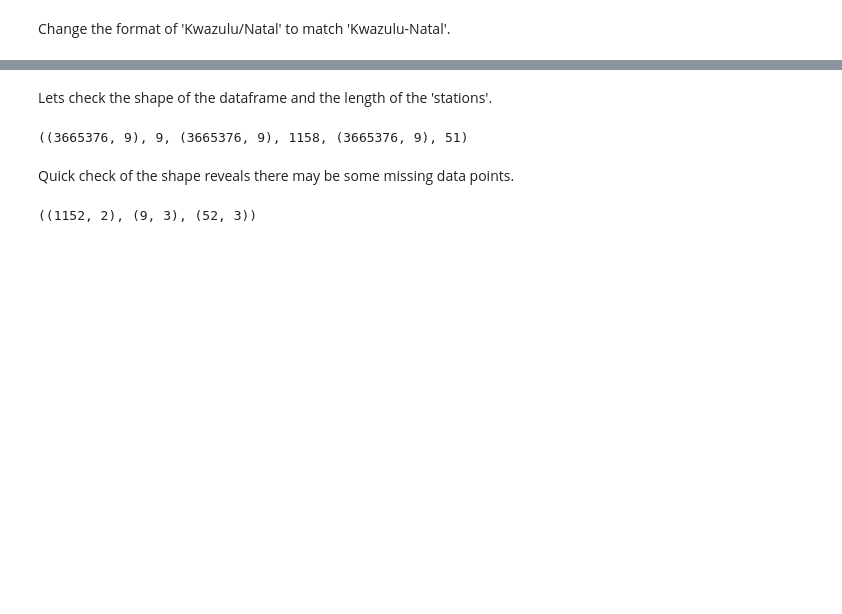
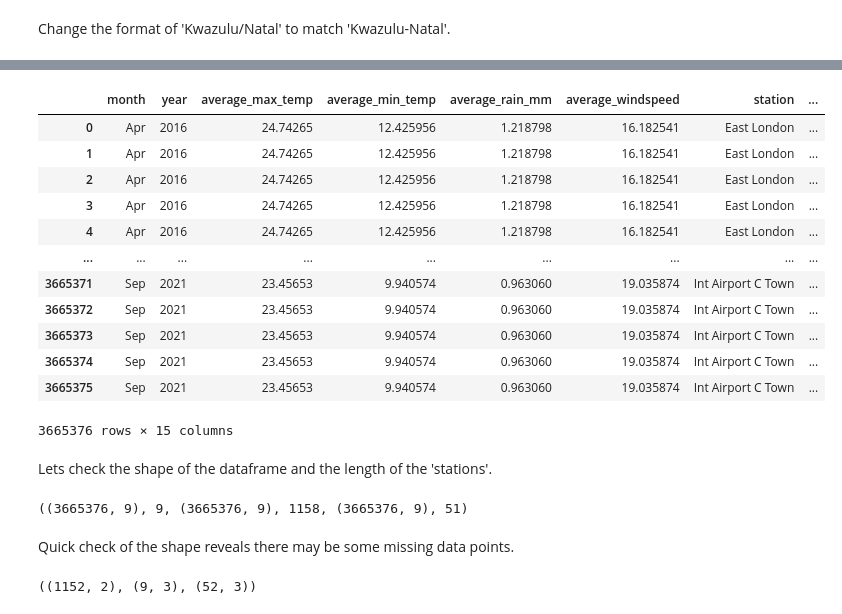
Before and after one commit to OmdenaAI/south-africa-chapter-mapping-urban-v, a Jupyter notebook: src/tasks/task4-eda-visualization/geospatial/geospatial_sa.ipynb, the cells around one changed output, grey strips where cells are left out. Saved outputs shown, nothing was run; the diff lists cells and outputs as text; code cells hidden in the pictures; blank space fills up the shorter version.

```diff
--- a/src/tasks/task4-eda-visualization/geospatial/geospatial_sa.ipynb
+++ b/src/tasks/task4-eda-visualization/geospatial/geospatial_sa.ipynb
@@ -220,0 +221,7 @@ df.sample(10)
+# %%
+df['date'] = pd.to_datetime(df['date'], format='%b-%y')
+# %%
+df['month'] = df['date'].apply(lambda x: x.month)
+df['month'] = df['month'].apply(lambda x: calendar.month_abbr[x])
+df['year'] = df['date'].apply(lambda x: x.year)
+df.head(1)
@@ -220,0 +231,3 @@ df.sample(10)
+# %%
+df6 = pd.read_csv('weather.csv')
+df6
@@ -220,0 +248,17 @@ df.sample(10)
+# %%
+df6 = df6.merge(df, on=['month', 'year'], how='left')
+df6
+# %% [output]
+|  | month | year | average_max_temp | average_min_temp | average_rain_mm | average_windspeed | station | ... |
+| 0 | Apr | 2016 | 24.74265 | 12.425956 | 1.218798 | 16.182541 | East London | ... |
+| 1 | Apr | 2016 | 24.74265 | 12.425956 | 1.218798 | 16.182541 | East London | ... |
+| 2 | Apr | 2016 | 24.74265 | 12.425956 | 1.218798 | 16.182541 | East London | ... |
+| 3 | Apr | 2016 | 24.74265 | 12.425956 | 1.218798 | 16.182541 | East London | ... |
+| 4 | Apr | 2016 | 24.74265 | 12.425956 | 1.218798 | 16.182541 | East London | ... |
+| ... | ... | ... | ... | ... | ... | ... | ... | ... |
+| 3665371 | Sep | 2021 | 23.45653 | 9.940574 | 0.963060 | 19.035874 | Int Airport C Town | ... |
+| 3665372 | Sep | 2021 | 23.45653 | 9.940574 | 0.963060 | 19.035874 | Int Airport C Town | ... |
+| 3665373 | Sep | 2021 | 23.45653 | 9.940574 | 0.963060 | 19.035874 | Int Airport C Town | ... |
+| 3665374 | Sep | 2021 | 23.45653 | 9.940574 | 0.963060 | 19.035874 | Int Airport C Town | ... |
+| 3665375 | Sep | 2021 | 23.45653 | 9.940574 | 0.963060 | 19.035874 | Int Airport C Town | ... |
+3665376 rows × 15 columns
```
Also changed, not shown: parts of 5 cells of this notebook, 8 other files.
